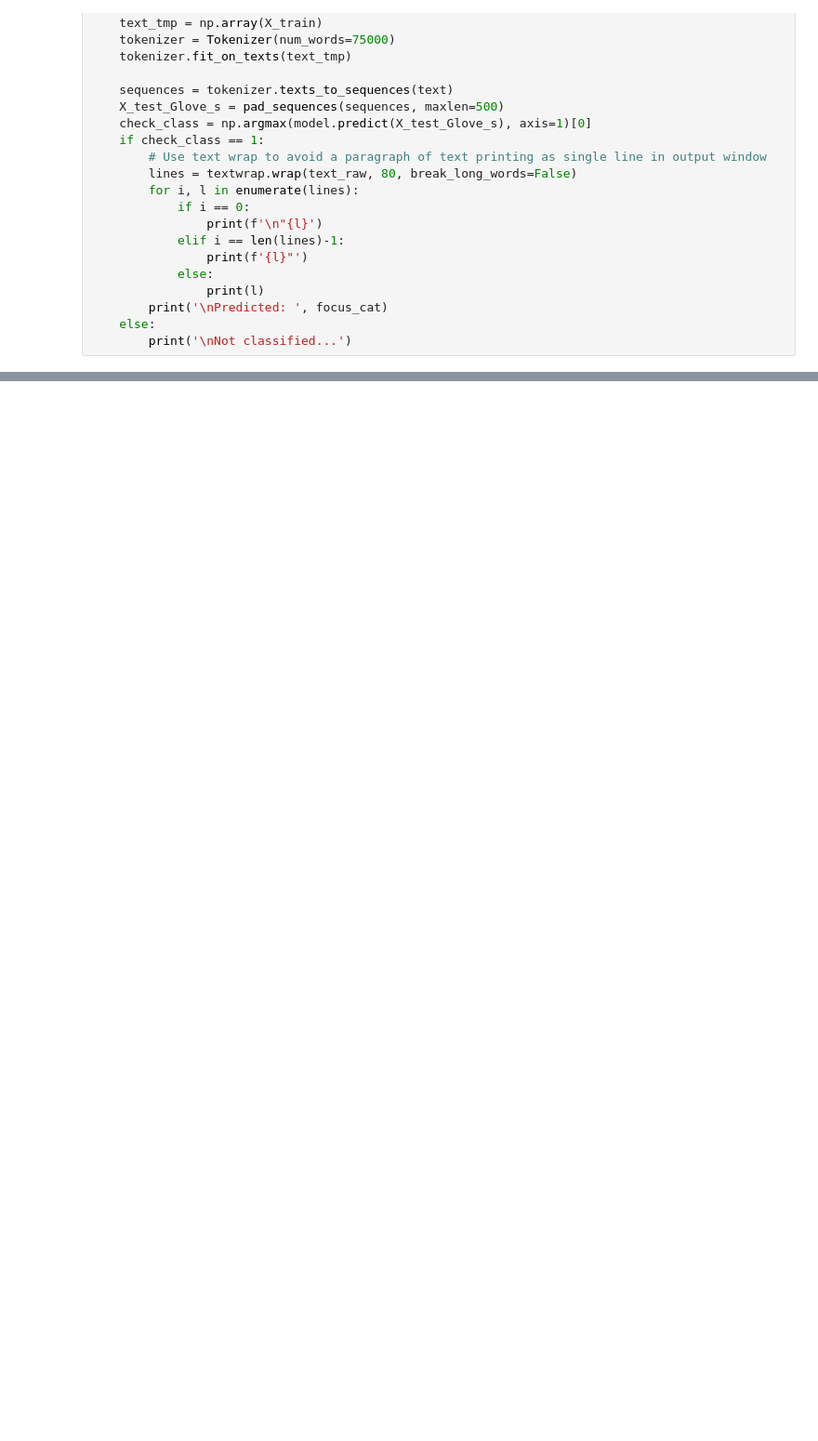
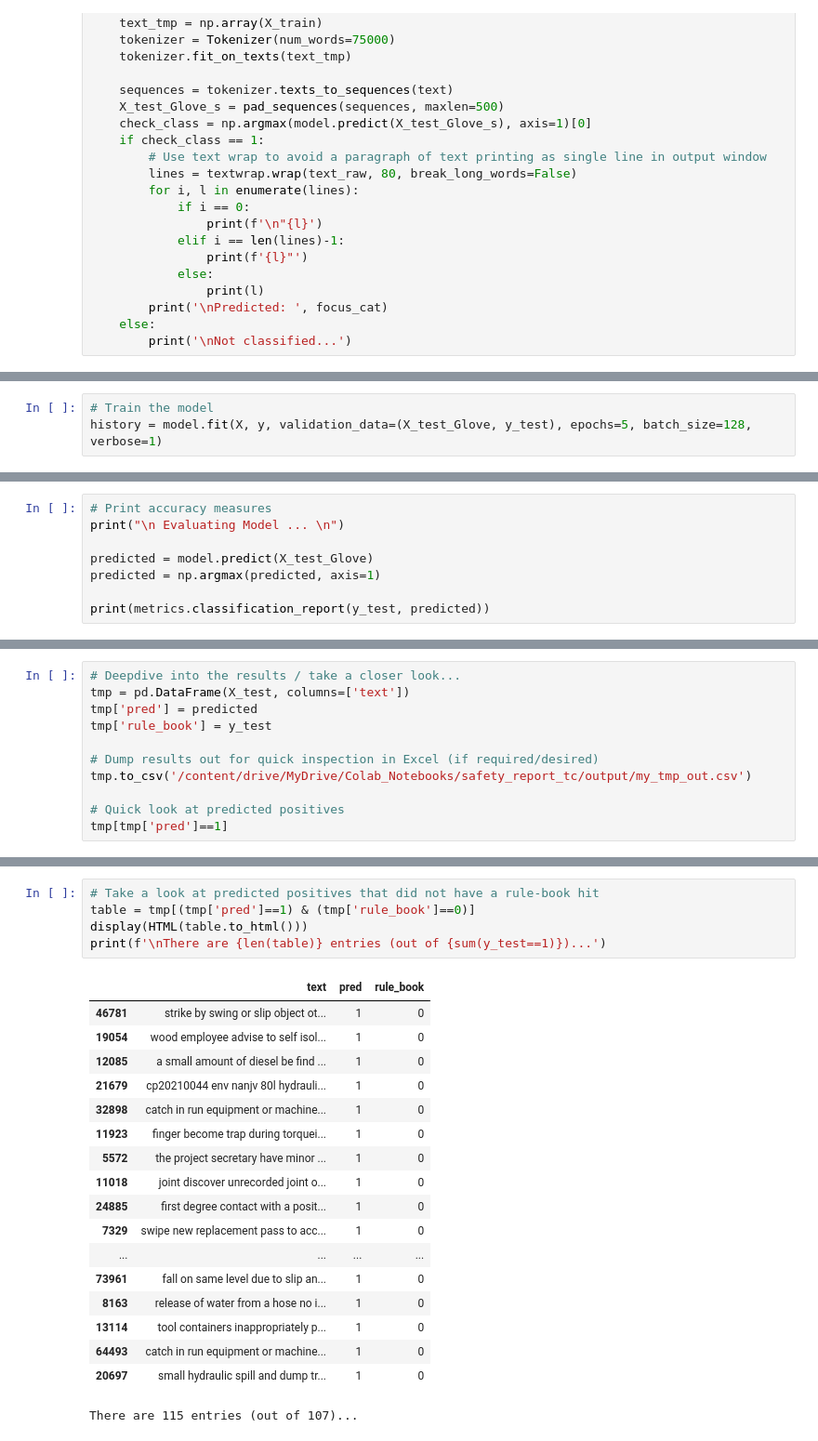
Before and after one commit to 3minuterecord/safety_report_topic_classification, a Jupyter notebook: safety_BiLSTM.ipynb, the cells around one changed output, grey strips where cells are left out. Shown: that part at 93% size. Saved outputs shown, nothing was run; the diff lists cells and outputs as text; blank space fills up the shorter version.

```diff
--- a/safety_BiLSTM.ipynb
+++ b/safety_BiLSTM.ipynb
@@ -645,0 +722,3 @@ WARNING:absl:<keras.layers.recurrent.LSTMCell object at 0x...> has the same name
+# %%
+# Train the model
+history = model.fit(X, y, validation_data=(X_test_Glove, y_test), epochs=5, batch_size=128, verbose=1)
@@ -645,0 +736,8 @@ WARNING:absl:<keras.layers.recurrent.LSTMCell object at 0x...> has the same name
+# %%
+# Print accuracy measures
+print("\n Evaluating Model ... \n")
+
+predicted = model.predict(X_test_Glove)
+predicted = np.argmax(predicted, axis=1)
+
+print(metrics.classification_report(y_test, predicted))
@@ -645,0 +755,11 @@ WARNING:absl:<keras.layers.recurrent.LSTMCell object at 0x...> has the same name
+# %%
+# Deepdive into the results / take a closer look...
+tmp = pd.DataFrame(X_test, columns=['text'])
+tmp['pred'] = predicted
+tmp['rule_book'] = y_test
+
+# Dump results out for quick inspection in Excel (if required/desired)
+tmp.to_csv('/content/drive/MyDrive/Colab_Notebooks/safety_report_tc/output/my_tmp_out.csv')
+
+# Quick look at predicted positives
+tmp[tmp['pred']==1]
@@ -645,0 +780,24 @@ WARNING:absl:<keras.layers.recurrent.LSTMCell object at 0x...> has the same name
+# %%
+# Take a look at predicted positives that did not have a rule-book hit
+table = tmp[(tmp['pred']==1) & (tmp['rule_book']==0)]
+display(HTML(table.to_html()))
+print(f'\nThere are {len(table)} entries (out of {sum(y_test==1)})...')
+# %% [output]
+|  | text | pred | rule_book |
+| 46781 | strike by swing or slip object ot... | 1 | 0 |
+| 19054 | wood employee advise to self isol... | 1 | 0 |
+| 12085 | a small amount of diesel be find ... | 1 | 0 |
+| 21679 | cp20210044 env nanjv 80l hydrauli... | 1 | 0 |
+| 32898 | catch in run equipment or machine... | 1 | 0 |
+| 11923 | finger become trap during torquei... | 1 | 0 |
+| 5572 | the project secretary have minor ... | 1 | 0 |
+| 11018 | joint discover unrecorded joint o... | 1 | 0 |
+| 24885 | first degree contact with a posit... | 1 | 0 |
+| 7329 | swipe new replacement pass to acc... | 1 | 0 |
+| ... | ... | ... | ... |
+| 73961 | fall on same level due to slip an... | 1 | 0 |
+| 8163 | release of water from a hose no i... | 1 | 0 |
+| 13114 | tool containers inappropriately p... | 1 | 0 |
+| 64493 | catch in run equipment or machine... | 1 | 0 |
+| 20697 | small hydraulic spill and dump tr... | 1 | 0 |
+There are 115 entries (out of 107)...
```
Also changed, not shown: parts of 25 cells of this notebook, 5 other files.
